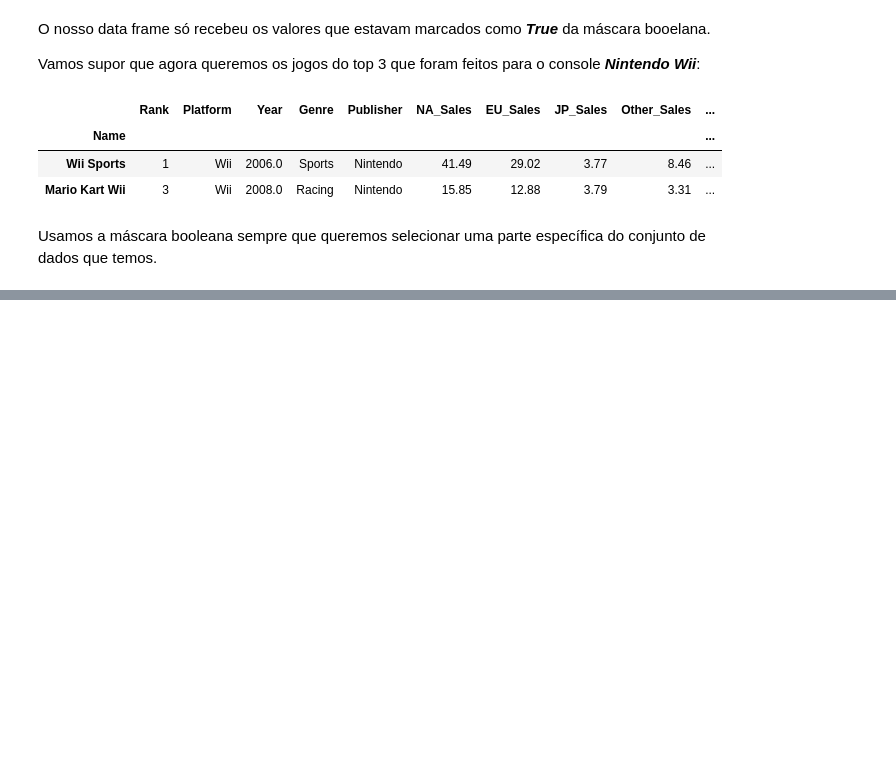
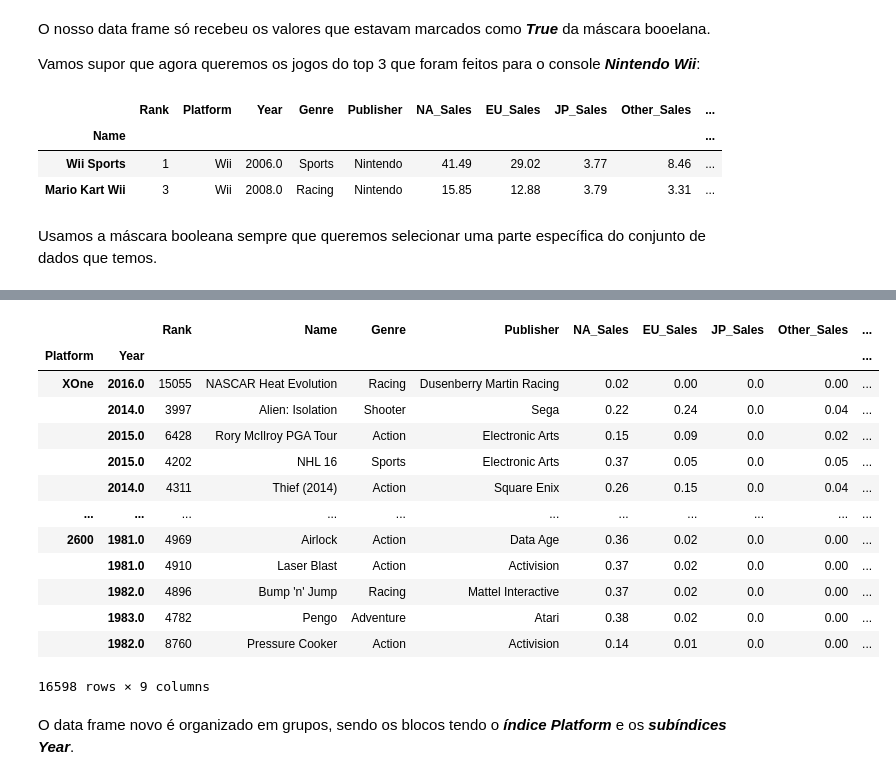
Before and after one commit to leoperassoli/python, a Jupyter notebook: pandas/planilhas_e_mascara_booleana_python.ipynb, the cells around one changed output, grey strips where cells are left out. Cells and saved outputs as stored; diff of their text form; code cells hidden in the pictures; blank space fills up the shorter version.

```diff
--- a/pandas/planilhas_e_mascara_booleana_python.ipynb
+++ b/pandas/planilhas_e_mascara_booleana_python.ipynb
@@ -152,0 +291,20 @@ Usamos a máscara booleana sempre que queremos selecionar uma parte específica
+# %%
+df_2i = df_2i.set_index(["Platform", "Year"])
+df_2i
+# %% [output]
+|  |  | Rank | Name | Genre | Publisher | NA_Sales | EU_Sales | JP_Sales | Other_Sales | ... |
+| Platform | Year |  |  |  |  |  |  |  |  | ... |
+| XOne | 2016.0 | 15055 | NASCAR Heat Evolution | Racing | Dusenberry Martin Racing | 0.02 | 0.00 | 0.0 | 0.00 | ... |
+|  | 2014.0 | 3997 | Alien: Isolation | Shooter | Sega | 0.22 | 0.24 | 0.0 | 0.04 | ... |
+|  | 2015.0 | 6428 | Rory McIlroy PGA Tour | Action | Electronic Arts | 0.15 | 0.09 | 0.0 | 0.02 | ... |
+|  | 2015.0 | 4202 | NHL 16 | Sports | Electronic Arts | 0.37 | 0.05 | 0.0 | 0.05 | ... |
+|  | 2014.0 | 4311 | Thief (2014) | Action | Square Enix | 0.26 | 0.15 | 0.0 | 0.04 | ... |
+| ... | ... | ... | ... | ... | ... | ... | ... | ... | ... | ... |
+| 2600 | 1981.0 | 4969 | Airlock | Action | Data Age | 0.36 | 0.02 | 0.0 | 0.00 | ... |
+|  | 1981.0 | 4910 | Laser Blast | Action | Activision | 0.37 | 0.02 | 0.0 | 0.00 | ... |
+|  | 1982.0 | 4896 | Bump 'n' Jump | Racing | Mattel Interactive | 0.37 | 0.02 | 0.0 | 0.00 | ... |
+|  | 1983.0 | 4782 | Pengo | Adventure | Atari | 0.38 | 0.02 | 0.0 | 0.00 | ... |
+|  | 1982.0 | 8760 | Pressure Cooker | Action | Activision | 0.14 | 0.01 | 0.0 | 0.00 | ... |
+16598 rows × 9 columns
+# %% [markdown]
+O data frame novo é organizado em grupos, sendo os blocos tendo o ***índice Platform*** e os ***subíndices Year***.
```
Also changed, not shown: parts of 12 cells of this notebook.
